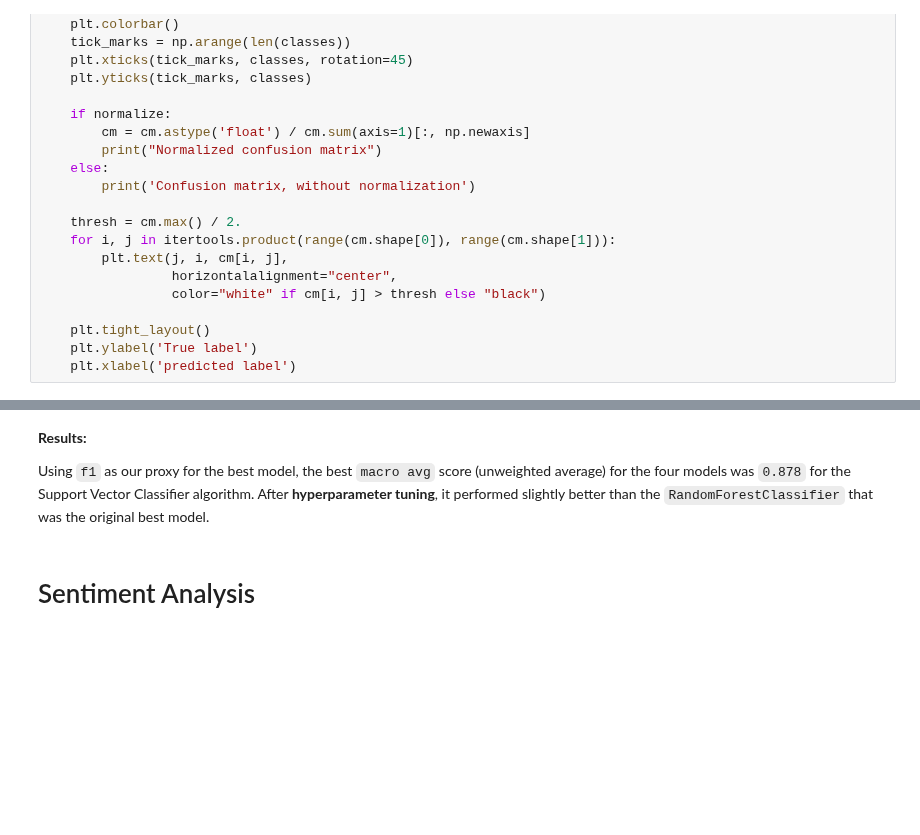
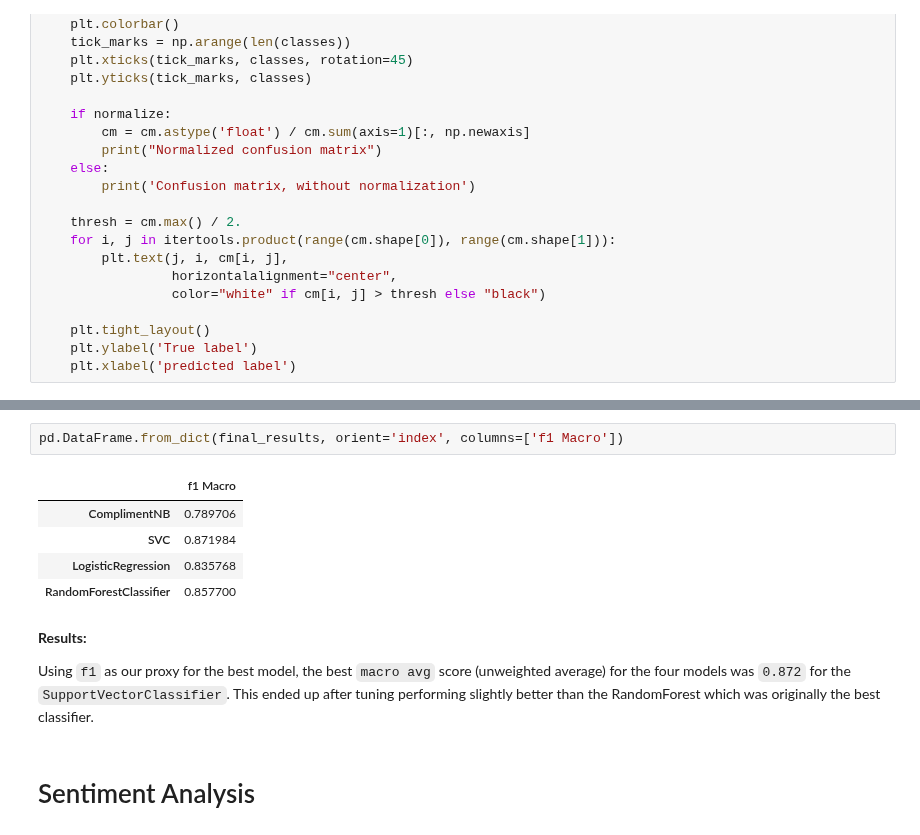
Before and after one commit to broepke/DATA110, a Jupyter notebook: Week 10/DATA110-Week10-broepke.ipynb, the cells around one changed output, grey strips where cells are left out. Cells and saved outputs as stored; diff of their text form; blank space fills up the shorter version.

```diff
--- a/Week 10/DATA110-Week10-broepke.ipynb
+++ b/Week 10/DATA110-Week10-broepke.ipynb
@@ -796,7 +822,15 @@ Confusion matrix, without normalization
+# %%
+pd.DataFrame.from_dict(final_results, orient='index', columns=['f1 Macro'])
+# %% [output]
+|  | f1 Macro |
+| ComplimentNB | 0.789706 |
+| SVC | 0.871984 |
+| LogisticRegression | 0.835768 |
+| RandomForestClassifier | 0.857700 |
 # %% [markdown]
 **Results:**
 
-Using `f1` as our proxy for the best model, the best `macro avg` score (unweighted average) for the four models was `0.878` for the Support Vector Classifier algorithm. After **hyperparameter tuning**, it performed slightly better than the `RandomForestClassifier` that was the original best model.
+Using `f1` as our proxy for the best model, the best `macro avg` score (unweighted average) for the four models was `0.872` for the `SupportVectorClassifier`.  This ended up after tuning performing slightly better than the RandomForest which was originally the best classifier.
 # %% [markdown]
 # Sentiment Analysis
 # %%
```
Also changed, not shown: parts of 26 cells of this notebook, 2 other files.
